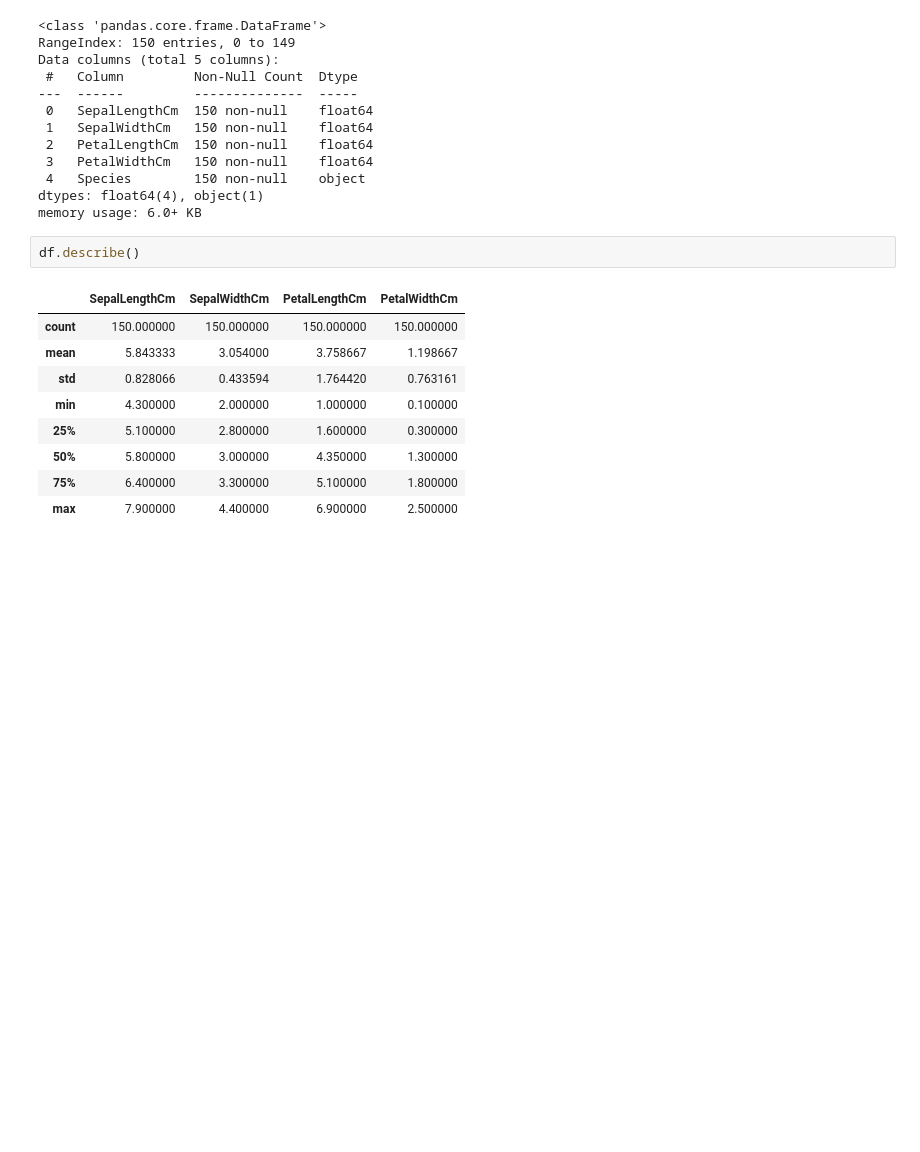
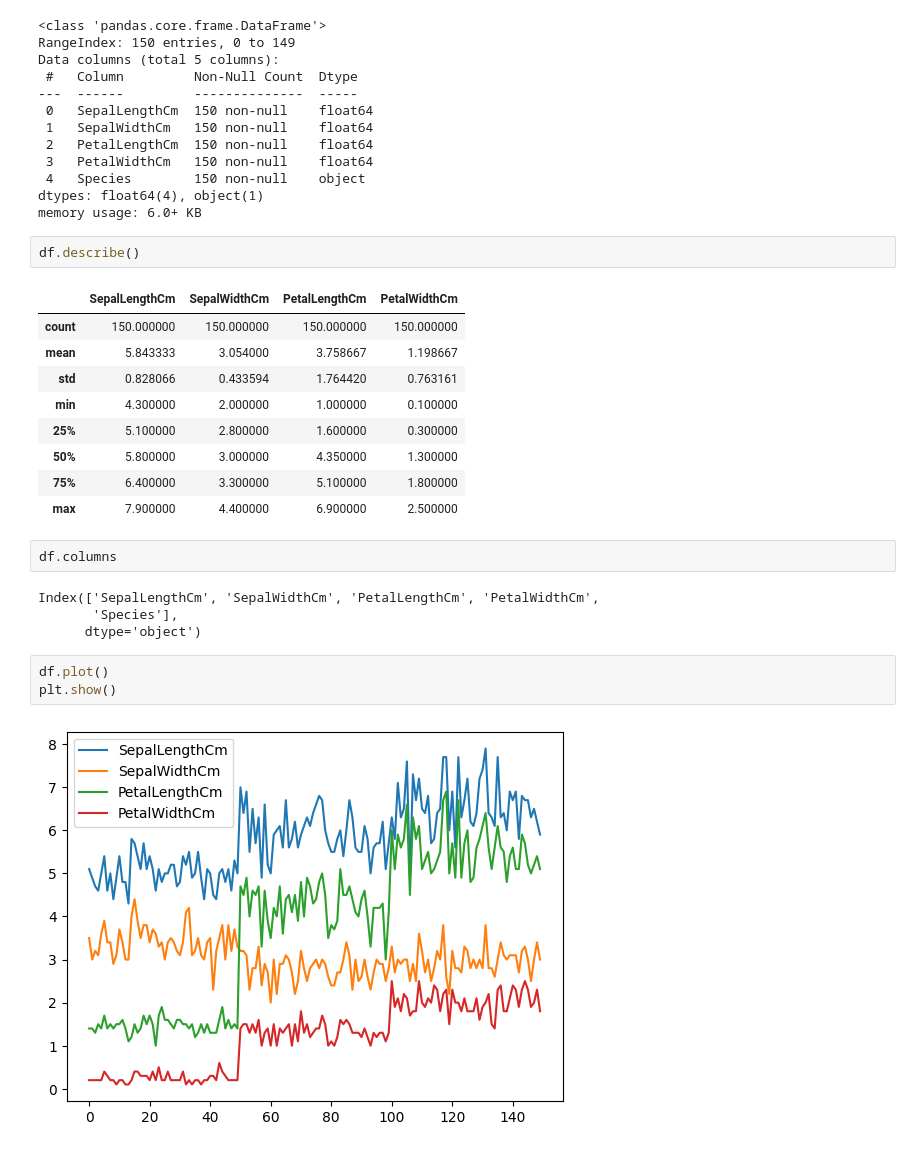
Before and after one commit to labib1910024/Python_Basic, a Jupyter notebook: eda_iris.ipynb, the cells around one changed output. Drawn from its saved outputs; the diff is of its cells as text; blank space fills up the shorter version.

```diff
--- a/eda_iris.ipynb
+++ b/eda_iris.ipynb
@@ -65,3 +65,14 @@ df.describe()
 | 50% | 5.800000 | 3.000000 | 4.350000 | 1.300000 |
 | 75% | 6.400000 | 3.300000 | 5.100000 | 1.800000 |
 | max | 7.900000 | 4.400000 | 6.900000 | 2.500000 |
+# %%
+df.columns
+# %% [output]
+Index(['SepalLengthCm', 'SepalWidthCm', 'PetalLengthCm', 'PetalWidthCm',
+       'Species'],
+      dtype='object')
+# %%
+df.plot()
+plt.show()
+# %% [output]
+[figure, added]
```
Also changed, not shown: parts of 2 cells of this notebook.
